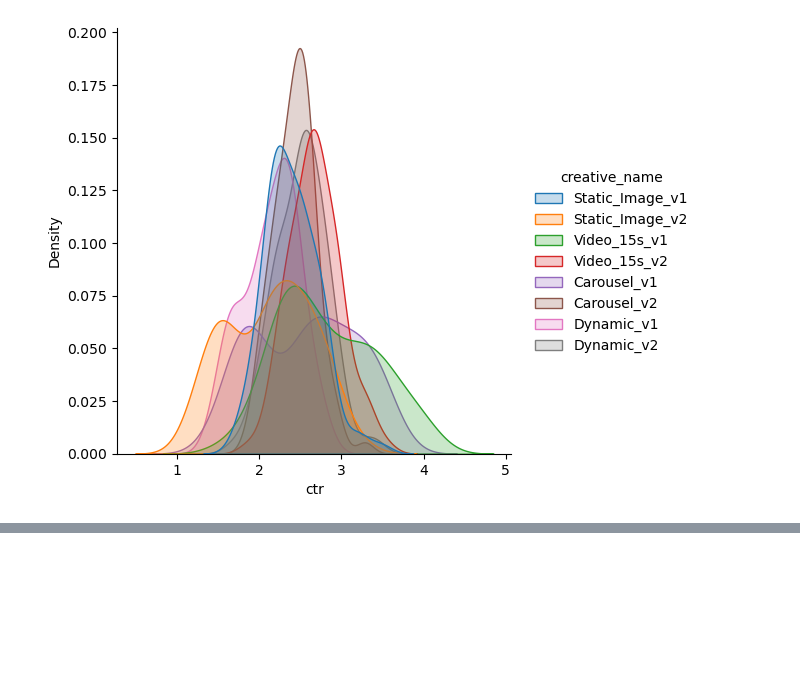
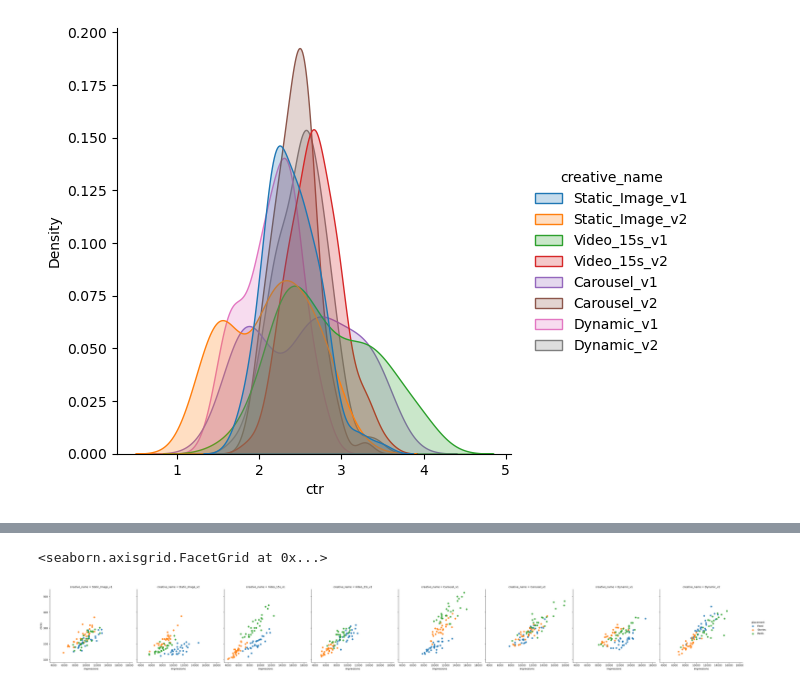
Before and after one commit to rakeshtparayil/marketing_analytics, a Jupyter notebook: Creative_testing_framework.ipynb, the cells around one changed output, grey strips where cells are left out. Drawn from its saved outputs; the diff is of its cells as text; code cells hidden in the pictures; blank space fills up the shorter version.

```diff
--- a/Creative_testing_framework.ipynb
+++ b/Creative_testing_framework.ipynb
@@ -287,0 +307,5 @@ sns.displot(creative, x="ctr", hue="creative_name", kind="kde", fill=True)
+# %%
+sns.lmplot(data=creative, x='impressions', y='clicks', hue='placement', col='creative_name', fit_reg=False)
+# %% [output]
+<seaborn.axisgrid.FacetGrid at 0x...>
+[figure, added]
```
Also changed, not shown: parts of 2 cells of this notebook.
